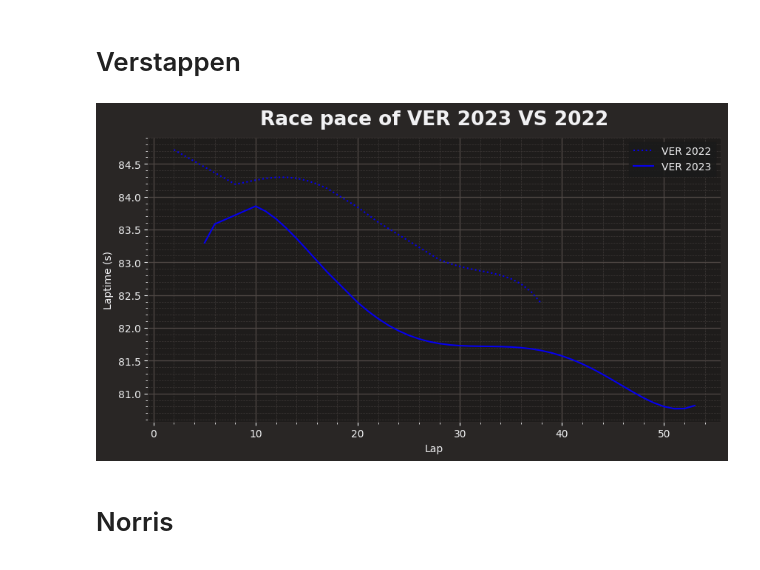
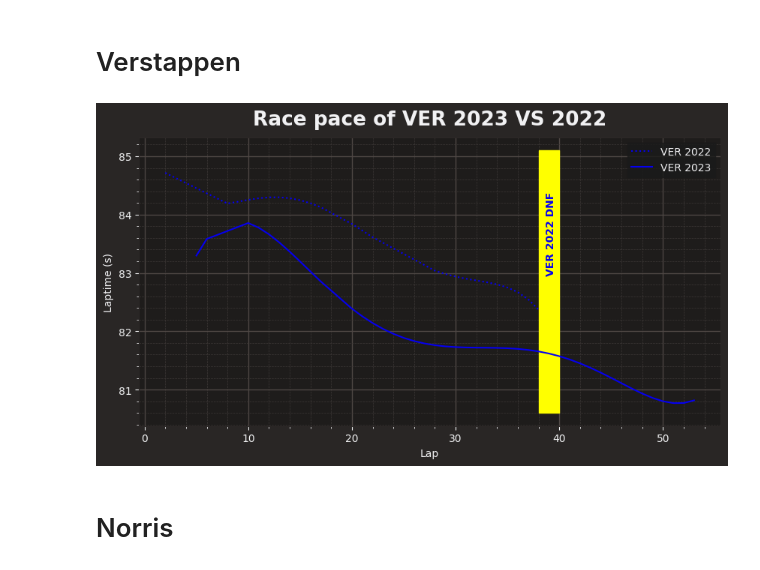
Before and after one commit to Rick8998/Australia2023F1, a Jupyter notebook: SessionAnalysis/22_23RacePace.ipynb, the cells around one changed output. Cells and saved outputs as stored; diff of their text form; code cells hidden in the pictures.

```diff
--- a/SessionAnalysis/22_23RacePace.ipynb
+++ b/SessionAnalysis/22_23RacePace.ipynb
@@ -146,36 +146,36 @@ y_poly = np.poly1d(poly)(driver_laps22['LapNumber'])
 linestyle = '-' if team not in visualized_teams else ':'
 # Plot the data
 ax.plot(x, y_poly, label=driver+" 2022", color=ff1.plotting.team_color(team), linestyle=":")
 
 
 # 2023 #
 driver_laps23 = race_laps23.pick_driver(driver)[['LapNumber', 'LapTimeSeconds', 'Team']]
 # Select all the laps from that driver
 driver_laps23 = driver_laps23.dropna()
 # Extract the team for coloring purploses
 team = pd.unique(driver_laps23['Team'])[0]
 # X-coordinate is the lap number
 x = driver_laps23['LapNumber']
 # Y-coordinate a smoothed line between all the laptimes
 poly = np.polyfit(driver_laps23['LapNumber'], driver_laps23['LapTimeSeconds'], 5)
 y_poly = np.poly1d(poly)(driver_laps23['LapNumber'])
 # Make sure that two teammates don't get the same line style
 linestyle = '-' if team not in visualized_teams else 'dashed'
 # Plot the data
 ax.plot(x, y_poly, label=driver+" 2023", color=ff1.plotting.team_color(team), linestyle=linestyle)
 
 # Append labels
 ax.set(ylabel = 'Laptime (s)')
 ax.set(xlabel = 'Lap')
-
+ax.add_patch(Rectangle((38, 80.6), 2, 4.5, color='yellow'))
 # Set title
 ax.set_title(f"Race pace of {driver} 2023 VS 2022", fontweight = 'bold')
-
+ax.text(38.7, 83, "VER 2022 DNF", rotation=90, color=ff1.plotting.team_color("Red Bull"), fontweight='bold')
 # Generate legend
 ax.legend()
 visualized_teams.append(team)
 # %% [output]
-[figure, old version]
+[figure, new version]
 # %% [markdown]
 # Norris
 # %%
```
Also changed, not shown: parts of 1 cell of this notebook.
